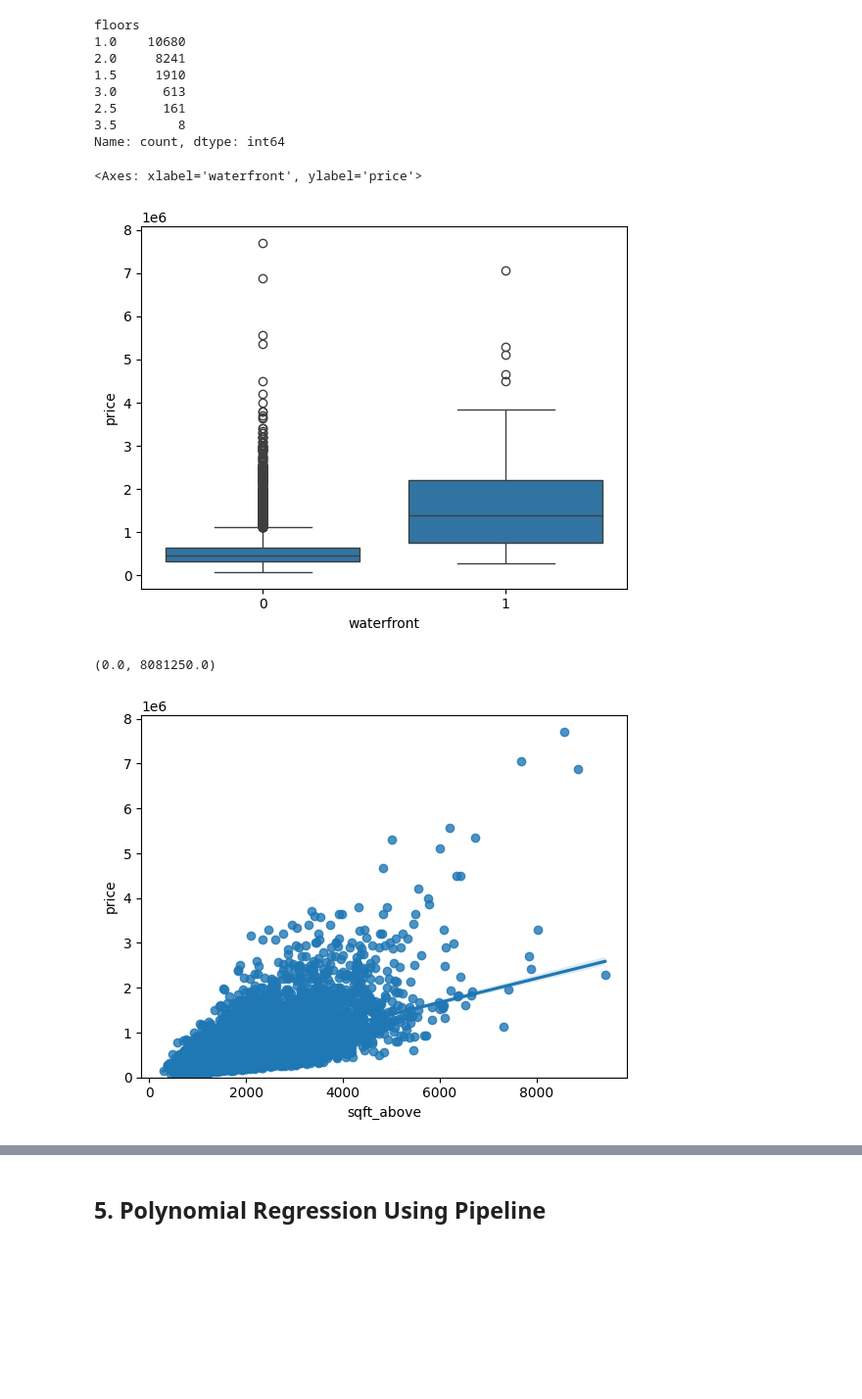
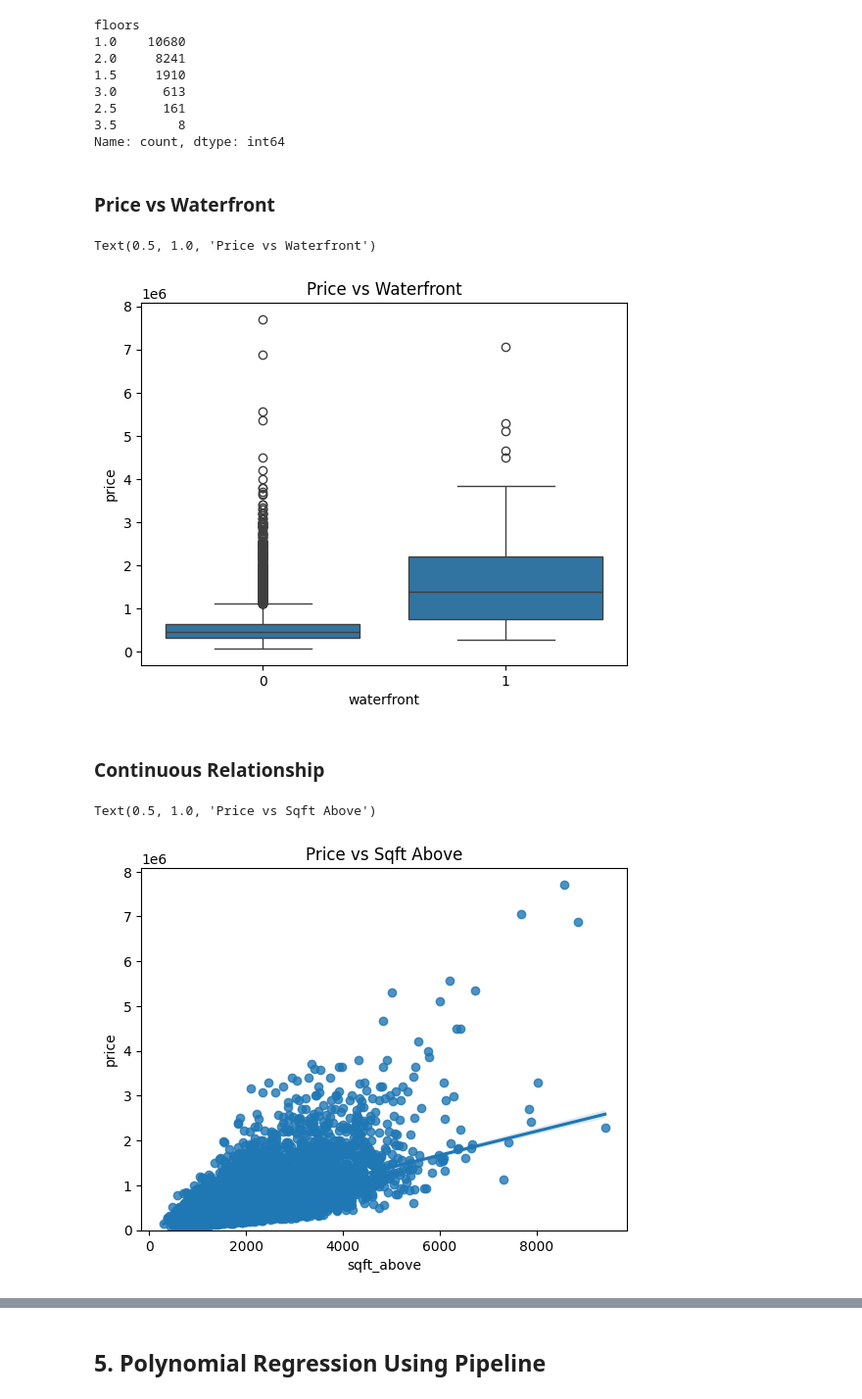
Before and after one commit to Vinod-Y5/house-price-analysis, a Jupyter notebook: house_price_analysis_king_county.ipynb, the cells around one changed output, grey strips where cells are left out. Shown at 98% size. Saved outputs shown, nothing was run; the diff lists cells and outputs as text; code cells hidden in the pictures; blank space fills up the shorter version.

```diff
--- a/house_price_analysis_king_county.ipynb
+++ b/house_price_analysis_king_county.ipynb
@@ -81,4 +106,7 @@ df[['bedrooms', 'bathrooms']].isnull().sum()
 bedrooms     0
 bathrooms    0
 dtype: int64
+# %%
+numeric_cols = df.select_dtypes(include=np.number).columns
+df[numeric_cols] = df[numeric_cols].fillna(df[numeric_cols].mean())
 # %% [markdown]
@@ -96,14 +128,20 @@ floors
 2.5      161
 3.5        8
 Name: count, dtype: int64
+# %% [markdown]
+### Price vs Waterfront
 # %%
 sns.boxplot(x='waterfront', y='price', data=df)
+plt.title("Price vs Waterfront")
 # %% [output]
-<Axes: xlabel='waterfront', ylabel='price'>
+Text(0.5, 1.0, 'Price vs Waterfront')
-[figure, old version]
+[figure, new version]
+# %% [markdown]
+### Continuous Relationship
 # %%
 sns.regplot(x='sqft_above', y='price', data=df)
 plt.ylim(0,)
+plt.title("Price vs Sqft Above")
 # %% [output]
-(0.0, 8081250.0)
+Text(0.5, 1.0, 'Price vs Sqft Above')
-[figure, old version]
+[figure, new version]
```
Also changed, not shown: parts of 29 cells of this notebook.
